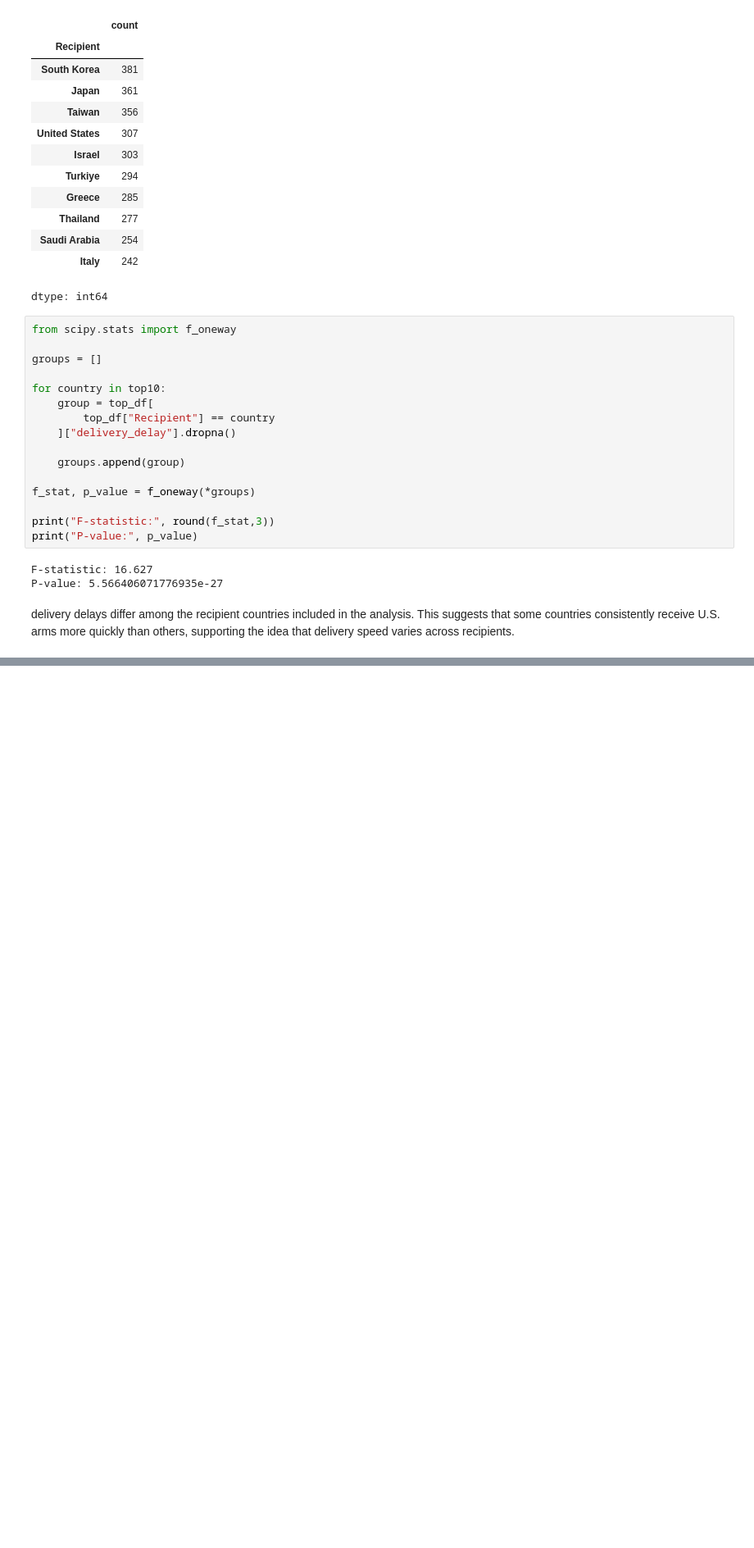
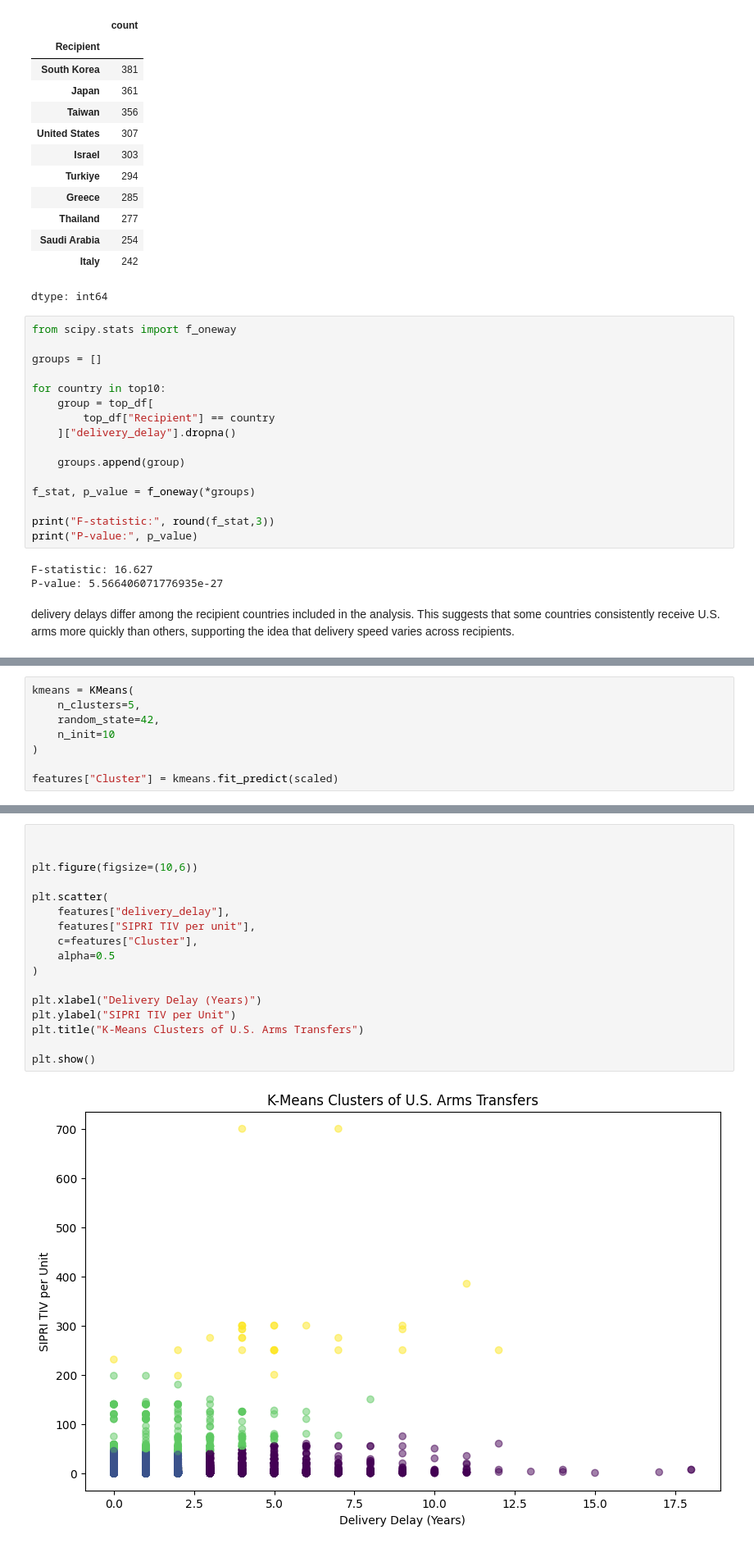
Before and after one commit to Requiessss/DATA-science-prj, a Jupyter notebook: Main_prj.ipynb, the cells around one changed output, grey strips where cells are left out. Shown at 82% size. Cells and saved outputs as stored; diff of their text form; blank space fills up the shorter version.

```diff
--- a/Main_prj.ipynb
+++ b/Main_prj.ipynb
@@ -630,0 +714,8 @@ delivery delays differ among the recipient countries included in the analysis. T
+# %%
+kmeans = KMeans(
+    n_clusters=5,
+    random_state=42,
+    n_init=10
+)
+
+features["Cluster"] = kmeans.fit_predict(scaled)
@@ -630,0 +754,19 @@ delivery delays differ among the recipient countries included in the analysis. T
+# %%
+
+
+plt.figure(figsize=(10,6))
+
+plt.scatter(
+    features["delivery_delay"],
+    features["SIPRI TIV per unit"],
+    c=features["Cluster"],
+    alpha=0.5
+)
+
+plt.xlabel("Delivery Delay (Years)")
+plt.ylabel("SIPRI TIV per Unit")
+plt.title("K-Means Clusters of U.S. Arms Transfers")
+
+plt.show()
+# %% [output]
+[figure, added]
```
Also changed, not shown: parts of 9 cells of this notebook.
